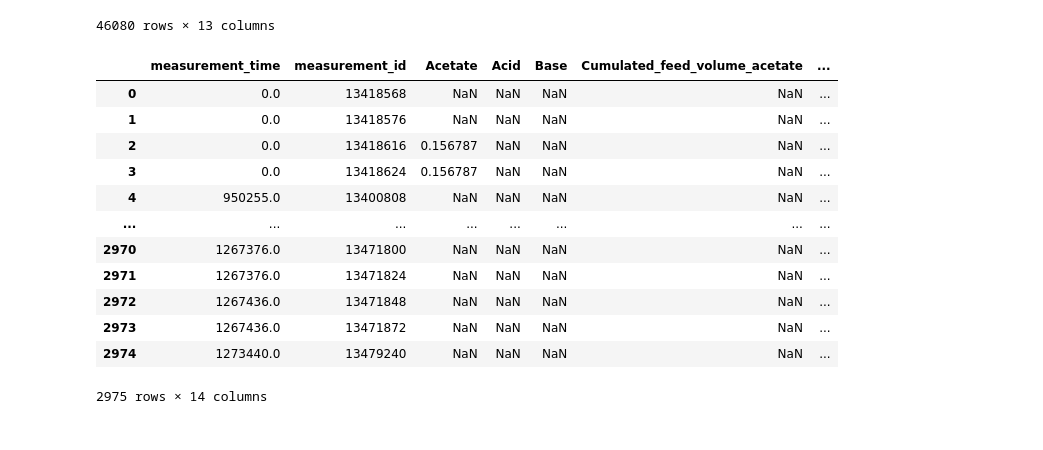
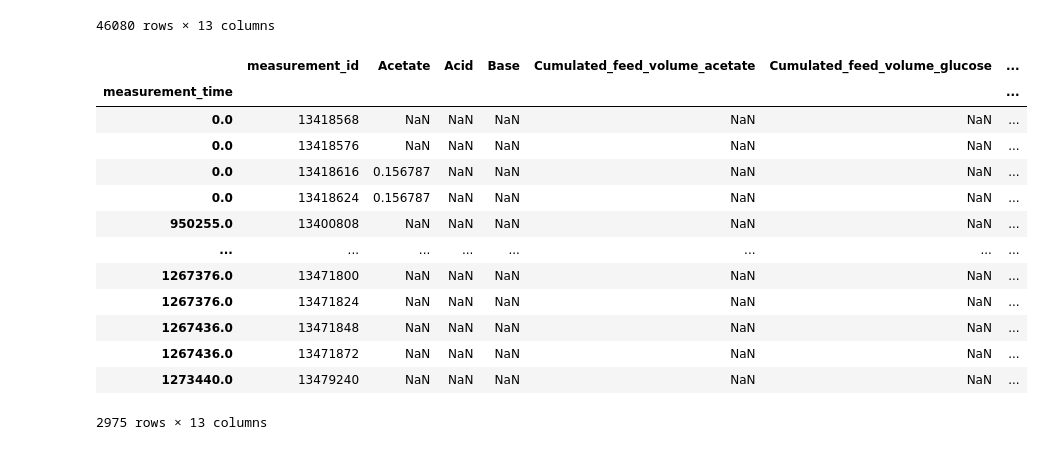
Before and after one commit to randolf-scholz/tsdm, a Jupyter notebook: dev/FIRST_EXPERIMENT.ipynb, the cells around one changed output. Cells and saved outputs as stored; diff of their text form; code cells hidden in the pictures.

```diff
--- a/dev/FIRST_EXPERIMENT.ipynb
+++ b/dev/FIRST_EXPERIMENT.ipynb
@@ -38,18 +38,19 @@ df = df.drop(columns="unit")
 |  | 1208243.0 | 13624633 | NaN | NaN | NaN | NaN | ... |
 46080 rows × 13 columns
 # %%
-data = df.loc[8627].reset_index()
+data = df.loc[8627].reset_index().set_index("measurement_time")
 # %% [output]
-|  | measurement_time | measurement_id | Acetate | Acid | Base | Cumulated_feed_volume_acetate | ... |
-| 0 | 0.0 | 13418568 | NaN | NaN | NaN | NaN | ... |
-| 1 | 0.0 | 13418576 | NaN | NaN | NaN | NaN | ... |
-| 2 | 0.0 | 13418616 | 0.156787 | NaN | NaN | NaN | ... |
-| 3 | 0.0 | 13418624 | 0.156787 | NaN | NaN | NaN | ... |
-| 4 | 950255.0 | 13400808 | NaN | NaN | NaN | NaN | ... |
+|  | measurement_id | Acetate | Acid | Base | Cumulated_feed_volume_acetate | Cumulated_feed_volume_glucose | ... |
+| measurement_time |  |  |  |  |  |  | ... |
+| 0.0 | 13418568 | NaN | NaN | NaN | NaN | NaN | ... |
+| 0.0 | 13418576 | NaN | NaN | NaN | NaN | NaN | ... |
+| 0.0 | 13418616 | 0.156787 | NaN | NaN | NaN | NaN | ... |
+| 0.0 | 13418624 | 0.156787 | NaN | NaN | NaN | NaN | ... |
+| 950255.0 | 13400808 | NaN | NaN | NaN | NaN | NaN | ... |
 | ... | ... | ... | ... | ... | ... | ... | ... |
-| 2970 | 1267376.0 | 13471800 | NaN | NaN | NaN | NaN | ... |
-| 2971 | 1267376.0 | 13471824 | NaN | NaN | NaN | NaN | ... |
-| 2972 | 1267436.0 | 13471848 | NaN | NaN | NaN | NaN | ... |
-| 2973 | 1267436.0 | 13471872 | NaN | NaN | NaN | NaN | ... |
-| 2974 | 1273440.0 | 13479240 | NaN | NaN | NaN | NaN | ... |
+| 1267376.0 | 13471800 | NaN | NaN | NaN | NaN | NaN | ... |
+| 1267376.0 | 13471824 | NaN | NaN | NaN | NaN | NaN | ... |
+| 1267436.0 | 13471848 | NaN | NaN | NaN | NaN | NaN | ... |
+| 1267436.0 | 13471872 | NaN | NaN | NaN | NaN | NaN | ... |
+| 1273440.0 | 13479240 | NaN | NaN | NaN | NaN | NaN | ... |
-2975 rows × 14 columns
+2975 rows × 13 columns
```
Also changed, not shown: parts of 16 cells of this notebook, 41 other files.
